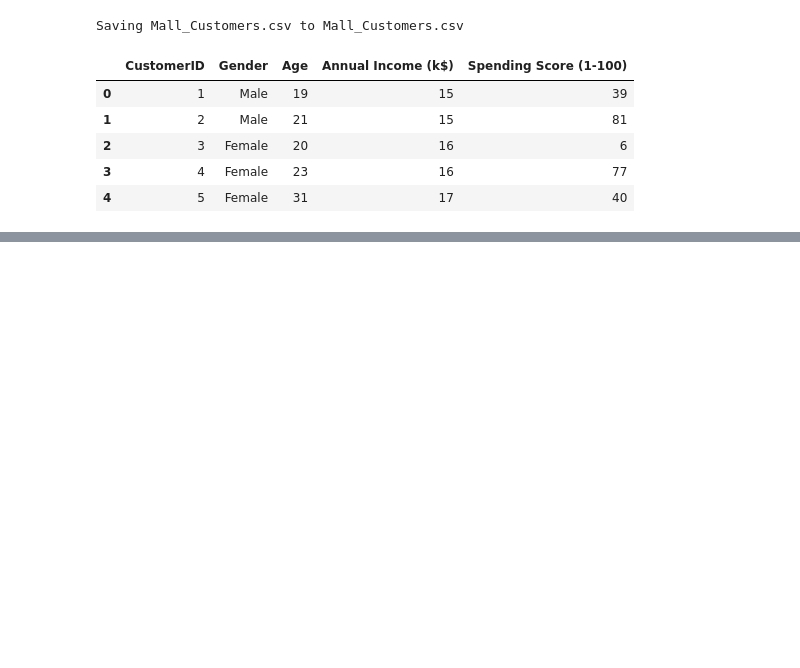
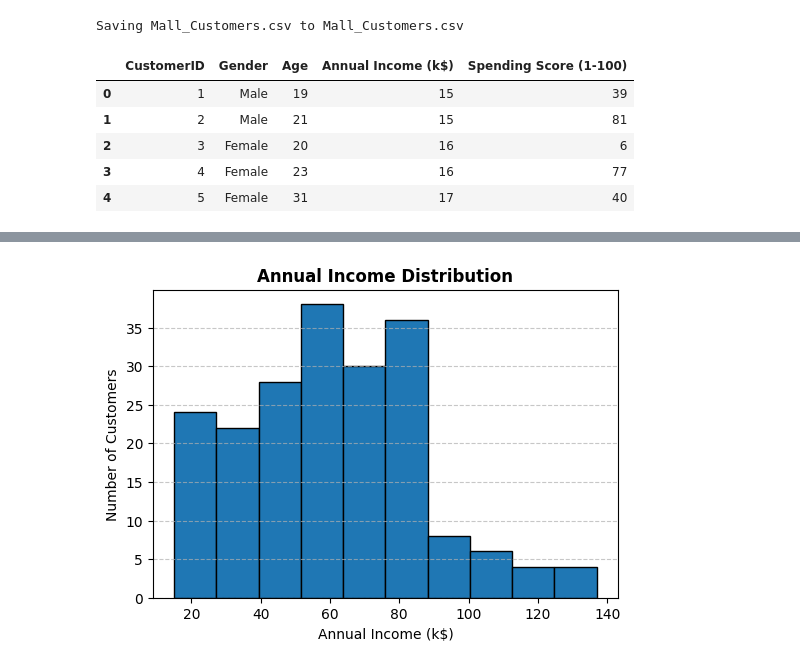
Before and after one commit to IreneWanjiruKariuki/NetflixTitles-DataCleaning, a Jupyter notebook: Mall_Customers_Clustering.ipynb, the cells around one changed output, grey strips where cells are left out. Saved outputs shown, nothing was run; the diff lists cells and outputs as text; code cells hidden in the pictures; blank space fills up the shorter version.

```diff
--- a/Mall_Customers_Clustering.ipynb
+++ b/Mall_Customers_Clustering.ipynb
@@ -22,0 +140,14 @@ Saving Mall_Customers.csv to Mall_Customers.csv
+# %%
+#3. Annual Income Distribution:
+
+plt.figure(figsize=(6,4))
+plt.hist(df['Annual Income (k$)'], bins=10, edgecolor='black')
+plt.title('Annual Income Distribution', fontsize=12, fontweight='bold')
+plt.xlabel('Annual Income (k$)')
+plt.ylabel('Number of Customers')
+plt.grid(axis='y', linestyle='--', alpha=0.7)
+plt.show()
+
+# Most customers earn between 40k and 80k per year, meaning the mall attracts mainly middle-income customers.
+# %% [output]
+[figure, added]
```
Also changed, not shown: parts of 20 cells of this notebook.
